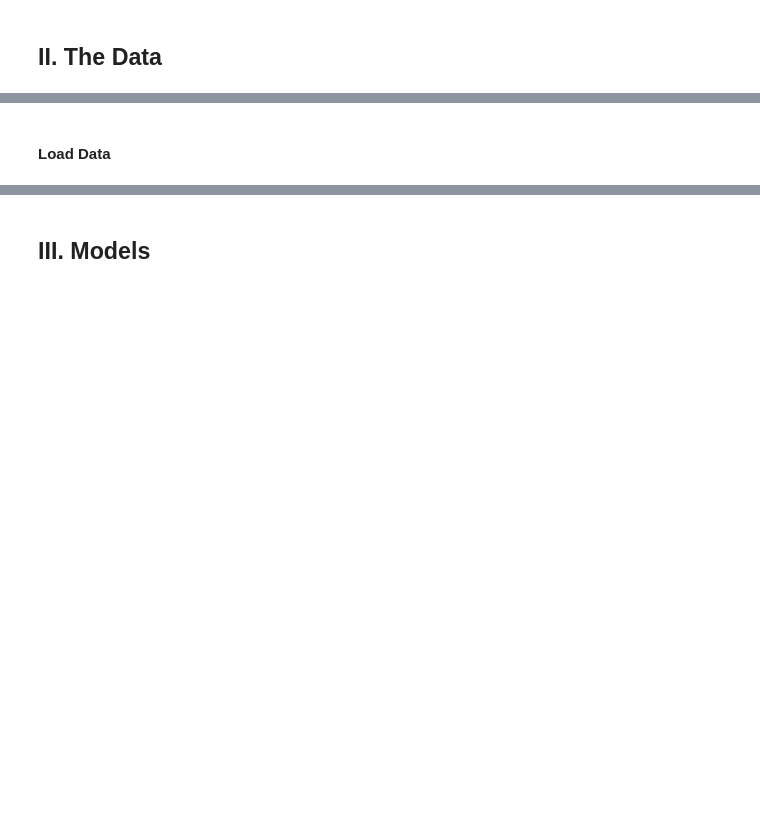
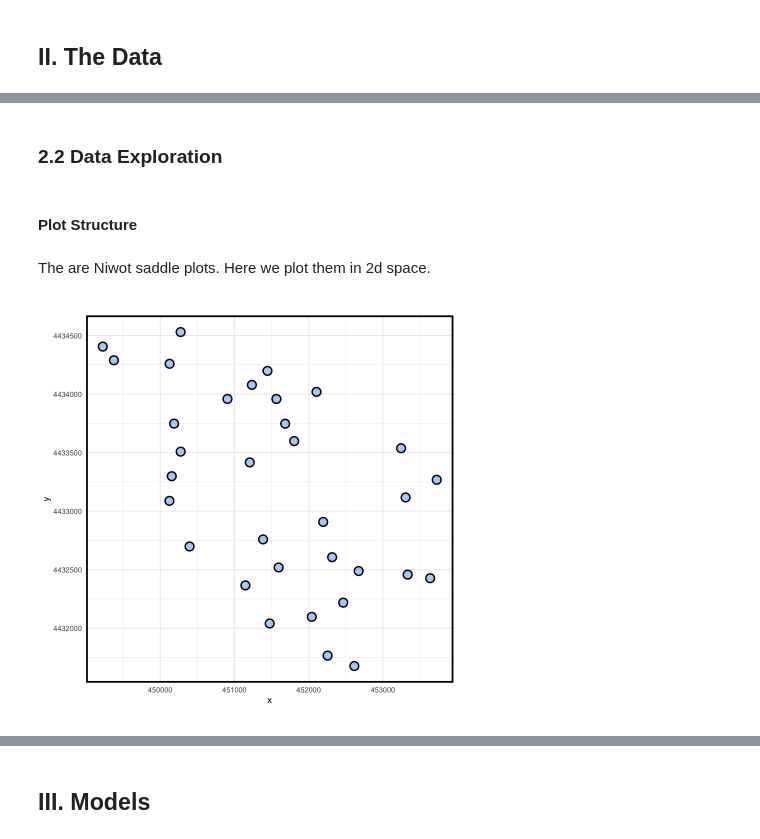
Before and after one commit to gottacatchenall/niwot_sdm_kernel, a Jupyter notebook: NiwotSDMs.ipynb, the cells around one changed output, grey strips where cells are left out. Cells and saved outputs as stored; diff of their text form; code cells hidden in the pictures; blank space fills up the shorter version.

```diff
--- a/NiwotSDMs.ipynb
+++ b/NiwotSDMs.ipynb
@@ -46,2 +92,2 @@ source('./src/simulate_data.R')
 # %% [markdown]
-#### Load Data
+### 2.2 Data Exploration
@@ -49,0 +94,15 @@ composition_data = load_data()
+# %% [markdown]
+#### Plot Structure
+# %% [markdown]
+The are Niwot saddle plots. Here we plot them in 2d space.
+# %%
+presence_absence_data %>%
+    group_by(plot) %>%
+    summarize(x=mean(Easting), y=mean(Northing)) %>%
+    ggplot(aes(x, y)) +
+        geom_point(size=3,alpha=0.4, color='dodgerblue') +
+        geom_point(size=4,stroke=1.3,shape=1) +
+        theme_minimal() +
+        theme(aspect.ratio=1, panel.border=element_rect(fill=NA,size=2))
+# %% [output]
+[figure, added]
```
Also changed, not shown: parts of 47 cells of this notebook, 2 other files.
